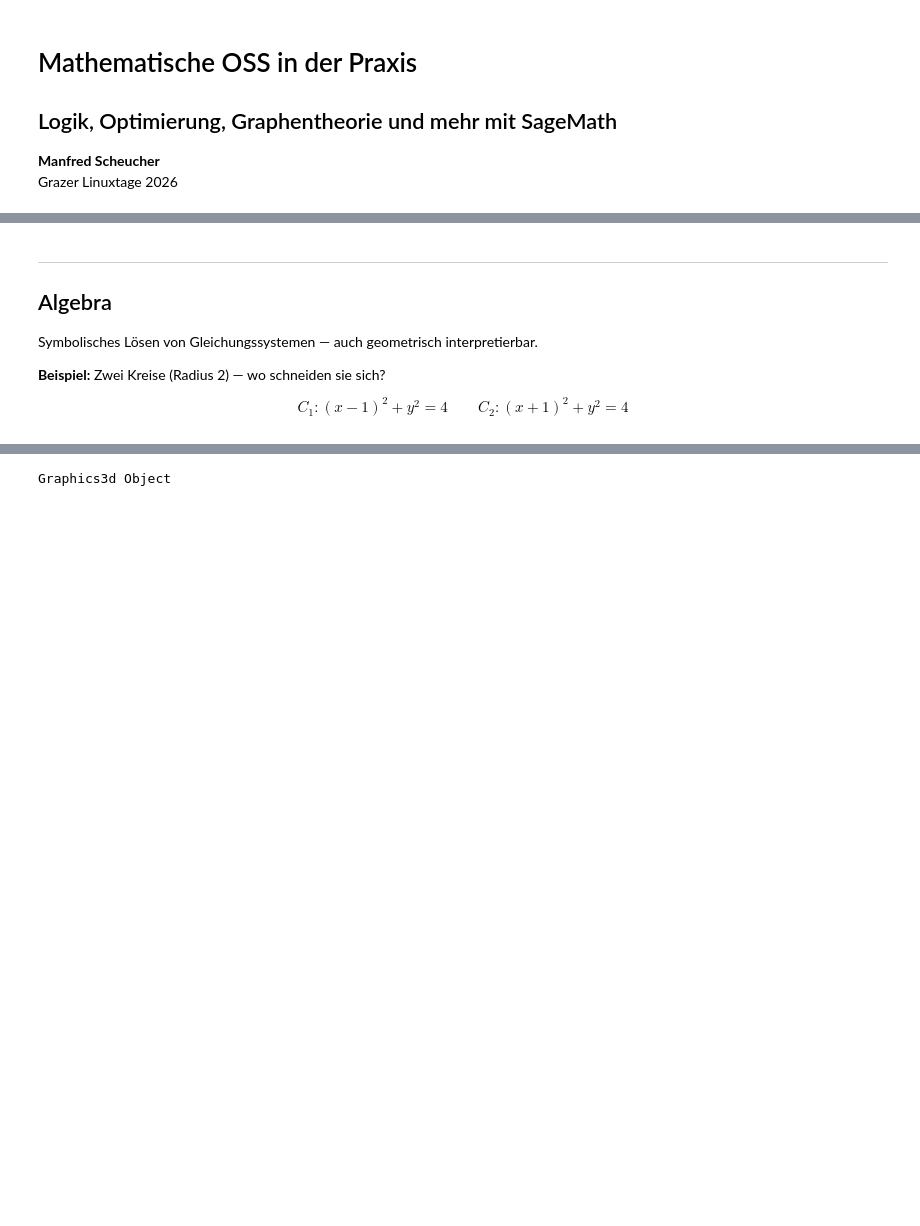
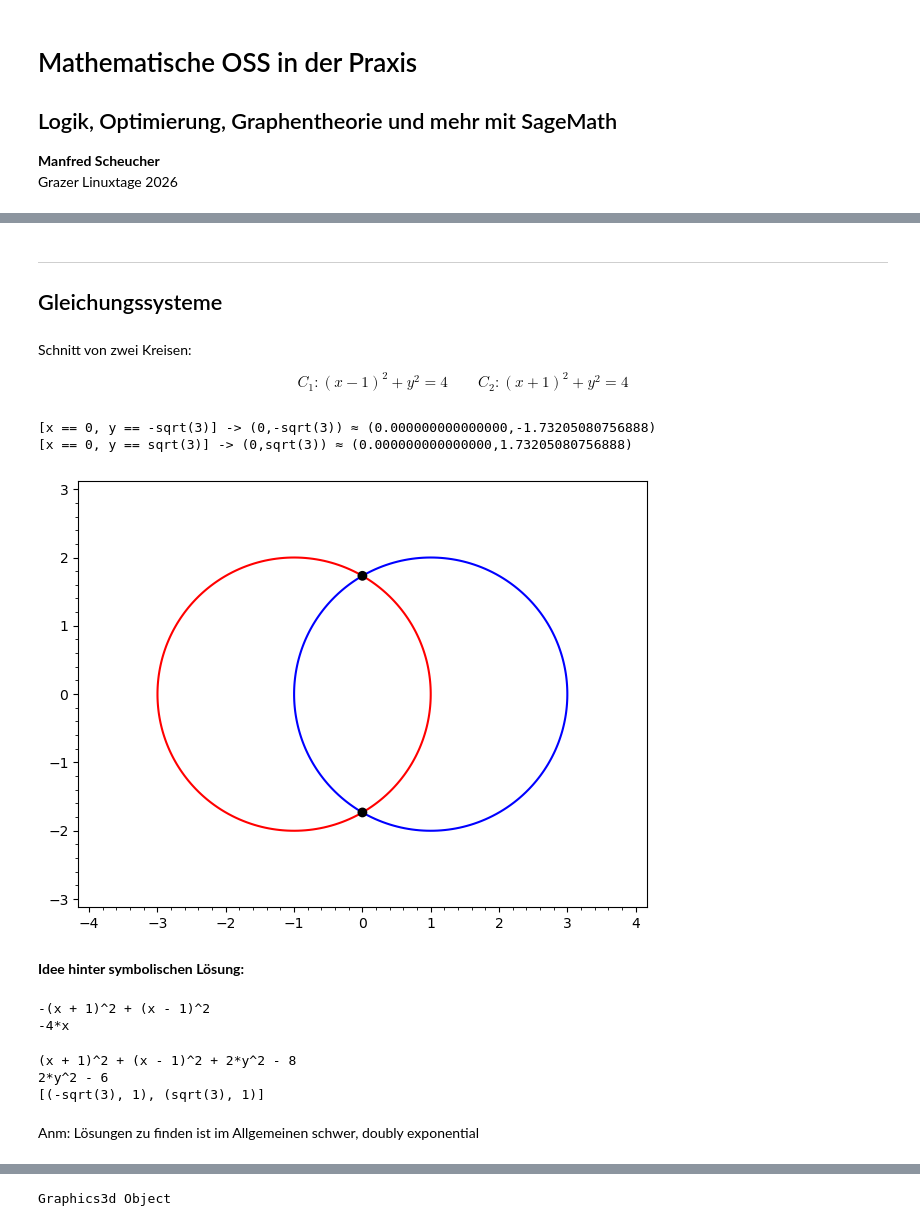
Before and after one commit to manfredscheucher/talk-glt26, a Jupyter notebook: talk.ipynb, the cells around one changed output, grey strips where cells are left out. Saved outputs shown, nothing was run; the diff lists cells and outputs as text; code cells hidden in the pictures; blank space fills up the shorter version.

```diff
--- a/talk.ipynb
+++ b/talk.ipynb
@@ -54,27 +140,32 @@ p.show()
 # %% [markdown]
 ---
-## Algebra
-
-Symbolisches Lösen von Gleichungssystemen — auch geometrisch interpretierbar.
-
-**Beispiel:** Zwei Kreise (Radius 2) — wo schneiden sie sich?
-
-$$C_1: (x-1)^2 + y^2 = 4 \qquad C_2: (x+1)^2 + y^2 = 4$$
+## Gleichungssysteme
+# %% [markdown]
+Schnitt von zwei Kreisen:
+
+$$C_1: (x-1)^2 + y^2 = 4 \qquad C_2: (x+1)^2 + y^2 = 4$$
 # %%
 x, y = var('x y')
-
 C1 = (x-1)^2 + y^2 == 4
 C2 = (x+1)^2 + y^2 == 4
-
-solutions = solve([C1, C2], x, y)
-print("Schnittpunkte (symbolisch):", solutions)
-for s in solutions:
-    xs, ys = s
-    print(f"  x = {xs.rhs()},  y ≈ {float(ys.rhs()):.4f}")
+# %%
+solutions = solve([C1, C2], x, y) # Symbolische Schnittpunkte
+for s in solutions:
+    sx = s[0].rhs()
+    sy = s[1].rhs()
+    print(f"{s} -> ({sx},{sy}) ≈ ({RR(sx)},{RR(sy)})")
+# %% [output]
+[x == 0, y == -sqrt(3)] -> (0,-sqrt(3)) ≈ (0.000000000000000,-1.73205080756888)
+[x == 0, y == sqrt(3)] -> (0,sqrt(3)) ≈ (0.000000000000000,1.73205080756888)
 # %%
-p = implicit_plot(C1.lhs() - C1.rhs(), (x, -4, 4), (y, -3, 3), color='blue')
+p  = implicit_plot(C1.lhs() - C1.rhs(), (x, -4, 4), (y, -3, 3), color='blue')
 p += implicit_plot(C2.lhs() - C2.rhs(), (x, -4, 4), (y, -3, 3), color='red')
 for s in solutions:
-    xs, ys = s
-    p += point((float(xs.rhs()), float(ys.rhs())), size=50, color='black', zorder=5)
+    sx = s[0].rhs()
+    sy = s[1].rhs()
+    p += point((RR(sx), RR(sy)), size=50, color='black', zorder=2)
 p.show(aspect_ratio=1)
+# %% [output]
+[figure, added]
+# %% [markdown]
+**Idee hinter symbolischen Lösung:**
@@ -81,3 +176,23 @@ p.show(aspect_ratio=1)
+# %%
+# ... und Nullestelle von f3 = f1-f2
+f3 = (f1-f2)
+print(f3)
+print(f3.simplify_full()) # 4x ist nur Null wenn x=0
+# %% [output]
+-(x + 1)^2 + (x - 1)^2
+-4*x
+# %%
+# ... und Nullstelle von f4 = f1+f2, insbesondere wenn x=0 gesetzt
+f4 = (f1+f2)
+print(f4)
+print(f4(x=0))
+print(f4(x=0).roots())
+# %% [output]
+(x + 1)^2 + (x - 1)^2 + 2*y^2 - 8
+2*y^2 - 6
+[(-sqrt(3), 1), (sqrt(3), 1)]
+# %% [markdown]
+Anm: Lösungen zu finden ist im Allgemeinen schwer, doubly exponential
 # %% [markdown]
 ---
 ## Geometrie
```
Also changed, not shown: parts of 29 cells of this notebook.
